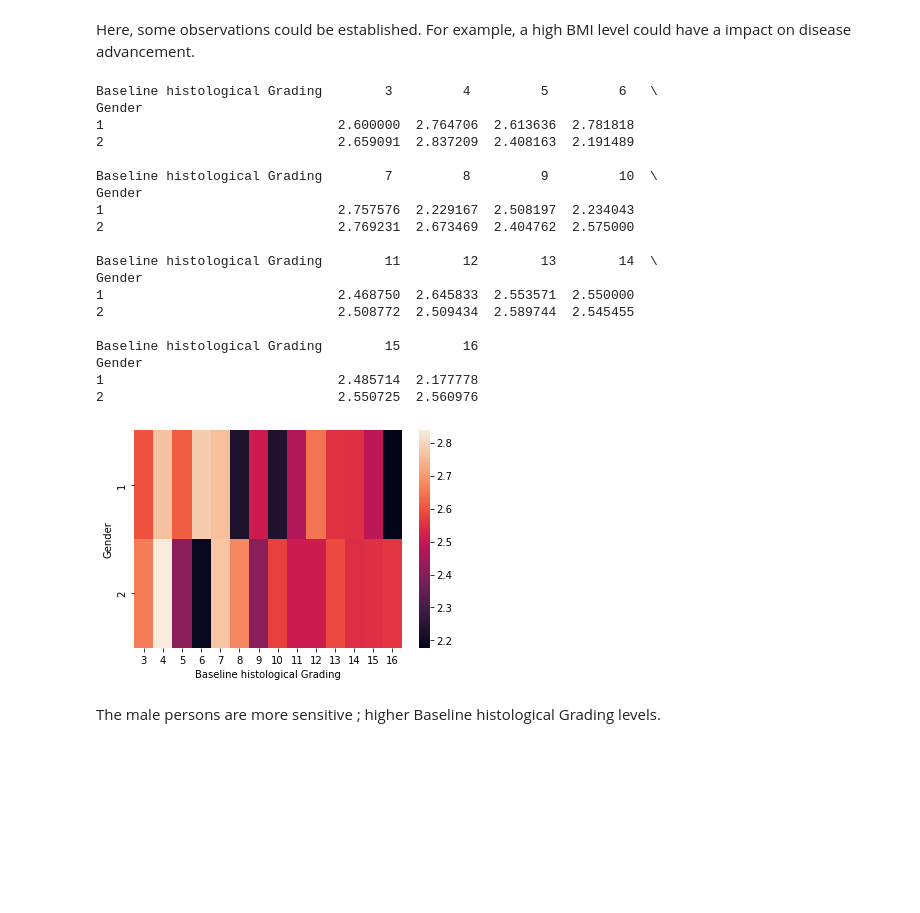
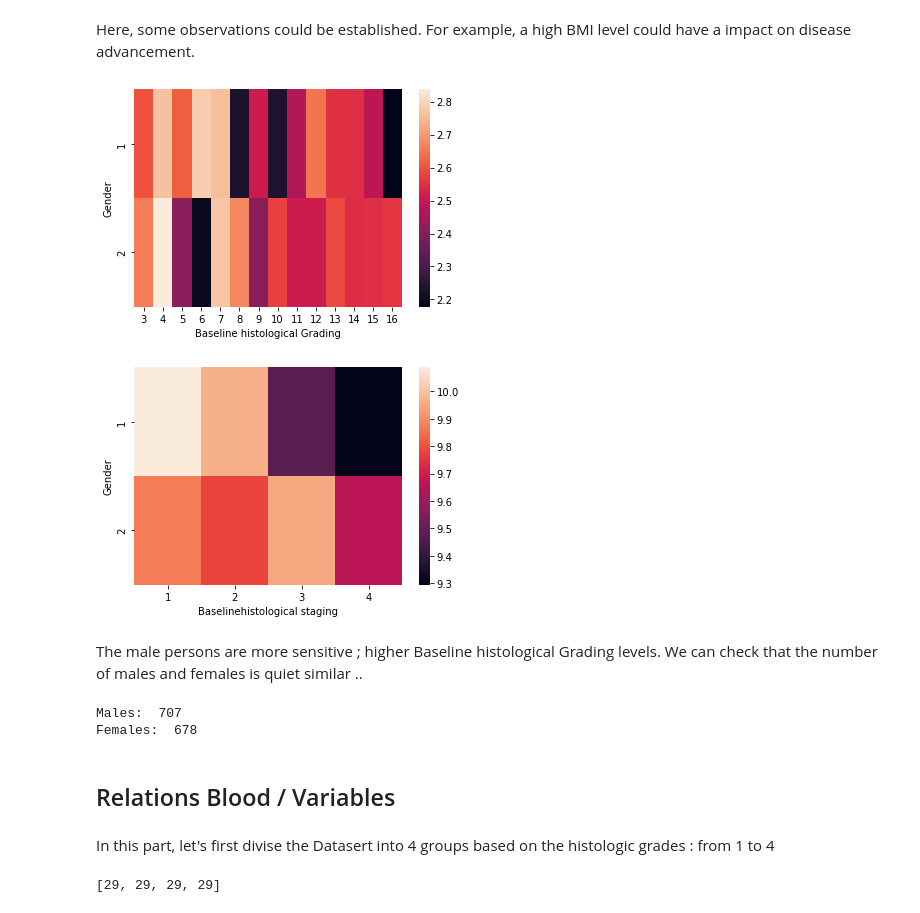
Before and after one commit to OmdenaAI/giza-egypt-chapter-analysing-open-data, a Jupyter notebook: src/tasks/task_2_data_visualization/visualize_data_about_HCV-Dataset.ipynb, the cells around one changed output. Saved outputs shown, nothing was run; the diff lists cells and outputs as text; code cells hidden in the pictures; blank space fills up the shorter version.

```diff
--- a/src/tasks/task_2_data_visualization/visualize_data_about_HCV-Dataset.ipynb
+++ b/src/tasks/task_2_data_visualization/visualize_data_about_HCV-Dataset.ipynb
@@ -380,31 +381,31 @@ BMI
 Here, some observations could be established. For example, a high BMI level could have a impact on disease advancement.
 # %%
 result = pd.pivot_table(data=data, index='Gender',columns= 'Baseline histological Grading',values='Baselinehistological staging')
-print(result)
+#print(result)
 
 #create heat map of education vs marital vs response_rate
 sns.heatmap(result) #, annot=True, cmap = 'RdYlGn', center=0.117
 plt.show()
 # %% [output]
-Baseline histological Grading        3         4         5         6   \
-Gender
-1                              2.600000  2.764706  2.613636  2.781818
-2                              2.659091  2.837209  2.408163  2.191489
-
-Baseline histological Grading        7         8         9         10  \
-Gender
-1                              2.757576  2.229167  2.508197  2.234043
-2                              2.769231  2.673469  2.404762  2.575000
-
-Baseline histological Grading        11        12        13        14  \
-Gender
-1                              2.468750  2.645833  2.553571  2.550000
-2                              2.508772  2.509434  2.589744  2.545455
-
-Baseline histological Grading        15        16
-Gender
-1                              2.485714  2.177778
-2                              2.550725  2.560976
 [figure]
+# %%
+result = pd.pivot_table(data=data, index='Gender',columns= 'Baselinehistological staging',values='Baseline histological Grading')
+#print(result)
+
+#create heat map of education vs marital vs response_rate
+sns.heatmap(result) #, annot=True, cmap = 'RdYlGn', center=0.117
+plt.show()
+# %% [output]
+[figure, added]
 # %% [markdown]
-The male persons are more sensitive ; higher Baseline histological Grading levels.
+The male persons are more sensitive ; higher Baseline histological Grading levels. We can check that the number of males and females is quiet similar ..
+# %%
+print('Males: ', data['Gender'].tolist().count(1))
+print('Females: ',data['Gender'].tolist().count(2))
+# %% [output]
+Males:  707
+Females:  678
+# %% [markdown]
+## Relations Blood / Variables
+# %% [markdown]
+In this part, let's first divise the Datasert into 4 groups based on the histologic grades : from 1 to 4
@@ -410,0 +422,5 @@ The male persons are more sensitive ; higher Baseline histological Grading level
+# %%
+#the number of cases in  each group
+print([len(minim_cout),len(mild_cout),len(moderate_cout),len(severe_cout)])
+# %% [output]
+[29, 29, 29, 29]
```
Also changed, not shown: parts of 21 cells of this notebook.
